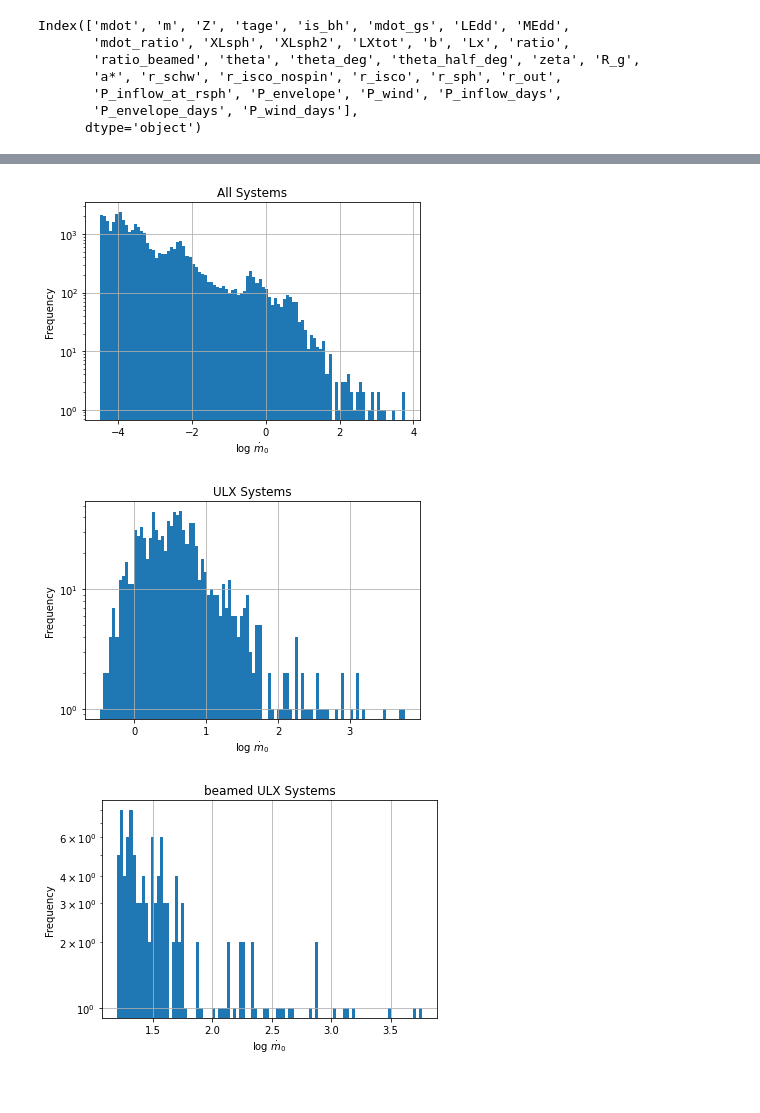
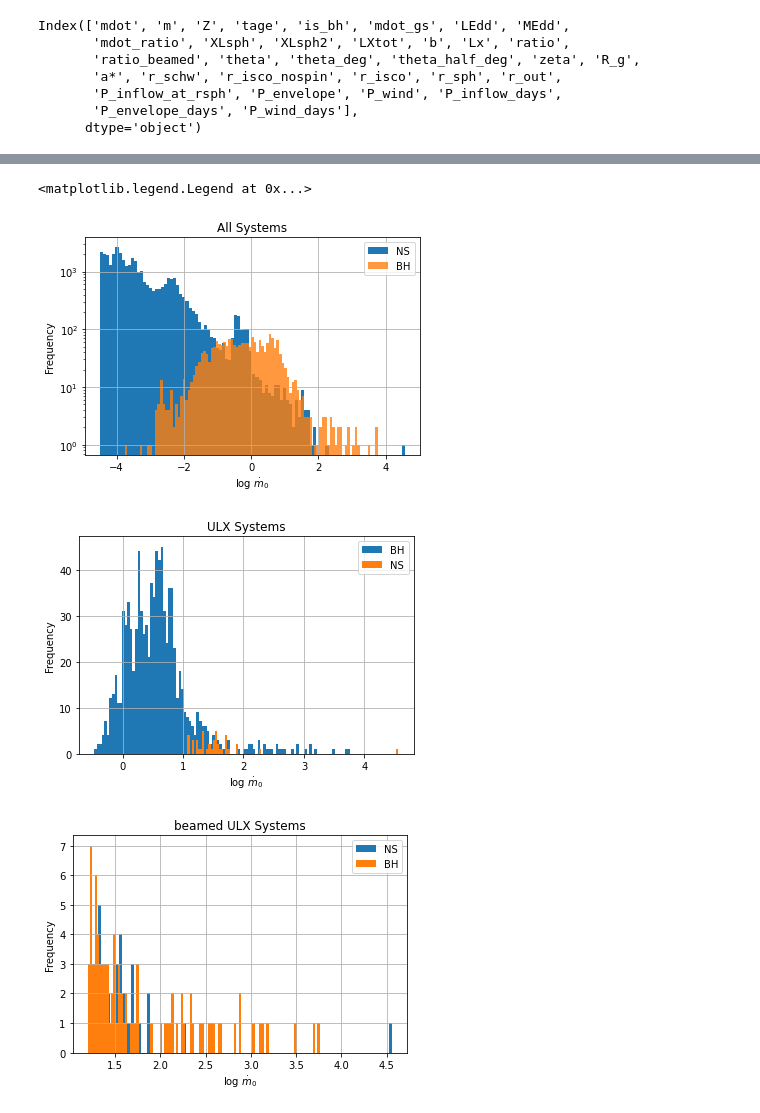
Before and after one commit to nx1/ulx_pop, a Jupyter notebook: notebooks/df_systems.ipynb, the cells around one changed output, grey strips where cells are left out. Cells and saved outputs as stored; diff of their text form; code cells hidden in the pictures.

```diff
--- a/notebooks/df_systems.ipynb
+++ b/notebooks/df_systems.ipynb
@@ -23,3 +41,10 @@ df_beamed = load_systems_dataframe(ulx_only=True, beamed=True, half_opening_l_45
+# %%
+df_all_bh = df_all[df_all['is_bh']==1]
+df_all_ns = df_all[df_all['is_bh']==0]
+df_ulx_bh = df_ulx[df_ulx['is_bh']==1]
+df_ulx_ns = df_ulx[df_ulx['is_bh']==0]
+df_beamed_bh = df_beamed[df_beamed['is_bh']==1]
+df_beamed_ns = df_beamed[df_beamed['is_bh']==0]
 # %%
 df_all.columns
 # %% [output]
@@ -62,28 +94,36 @@ df_beamed['m'].hist(ax=ax, bins=100)
 # %%
 fig, ax = plt.subplots()
 plt.title('All Systems')
 plt.xlabel(r'log $\dot{m}_{0}$')
 plt.ylabel('Frequency')
 df_all = df_all[df_all['mdot_ratio'] < 30000]
-np.log10(df_all['mdot_ratio']).hist(ax=ax, bins=100)
+np.log10(df_all_ns['mdot_ratio']).hist(ax=ax, bins=100, label='NS')
+np.log10(df_all_bh['mdot_ratio']).hist(ax=ax, bins=100, label='BH', alpha=0.8)
+plt.legend()
+
 ax.set_yscale('log')
 
 fig, ax = plt.subplots()
 plt.title('ULX Systems')
 plt.xlabel(r'log $\dot{m}_{0}$')
 plt.ylabel('Frequency')
 df_ulx = df_ulx[df_ulx['mdot_ratio'] < 30000]
-np.log10(df_ulx['mdot_ratio']).hist(ax=ax, bins=100)
-ax.set_yscale('log')
+np.log10(df_ulx_bh['mdot_ratio']).hist(ax=ax, bins=100, label='BH')
+np.log10(df_ulx_ns['mdot_ratio']).hist(ax=ax, bins=100, label='NS')
+#ax.set_yscale('log')
+plt.legend()
 
 fig, ax = plt.subplots()
 plt.title('beamed ULX Systems')
 plt.xlabel(r'log $\dot{m}_{0}$')
 plt.ylabel('Frequency')
 df_beamed = df_beamed[df_beamed['mdot_ratio'] < 30000]
-np.log10(df_beamed['mdot_ratio']).hist(ax=ax, bins=100)
-ax.set_yscale('log')
+np.log10(df_beamed_ns['mdot_ratio']).hist(ax=ax, bins=100, label='NS')
+np.log10(df_beamed_bh['mdot_ratio']).hist(ax=ax, bins=100, label='BH')
+#ax.set_yscale('log')
+plt.legend()
 # %% [output]
+<matplotlib.legend.Legend at 0x...>
-[figure, old version]
+[figure, new version]
-[figure, old version]
+[figure, new version]
-[figure, old version]
+[figure, new version]
```
Also changed, not shown: parts of 20 cells of this notebook, 24 other files.
